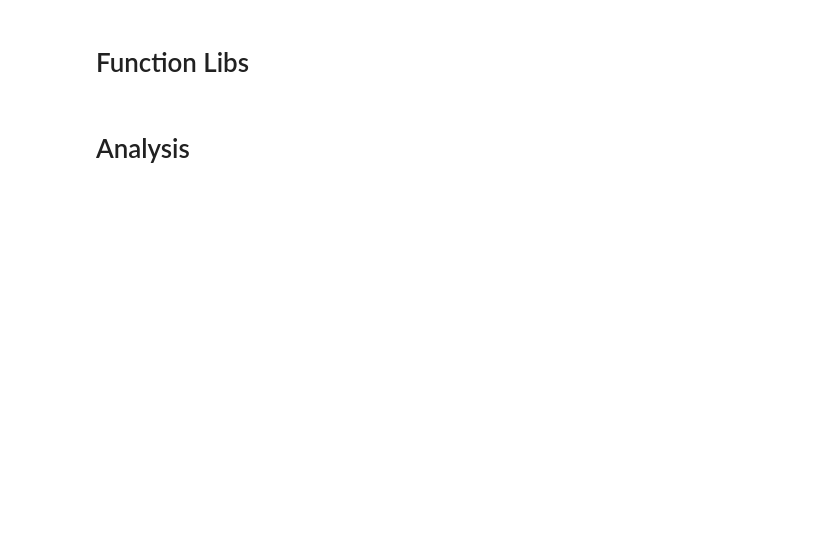
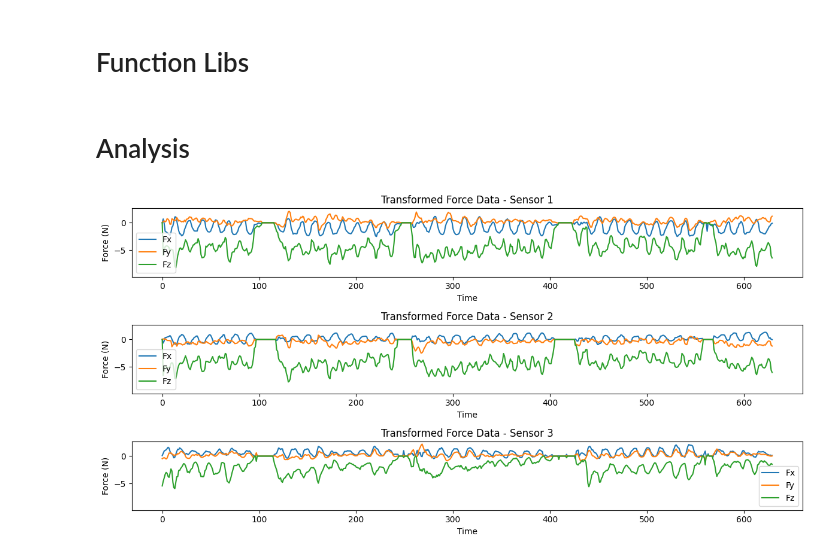
Before and after one commit to Cuberkk/Finger_manipulation_project, a Jupyter notebook: data_analysis.ipynb, the cells around one changed output. Saved outputs shown, nothing was run; the diff lists cells and outputs as text; code cells hidden in the pictures; blank space fills up the shorter version.

```diff
--- a/data_analysis.ipynb
+++ b/data_analysis.ipynb
@@ -186,5 +234,9 @@ def main_analysis(data_dir):
 # %% [markdown]
 # Analysis
+# %%
+quick_visualization(data_dir, visualize_data='transformed')
+# %% [output]
+[figure, added]
 # %%
 main_analysis(data_dir)
 # %% [output]
```
Also changed, not shown: parts of 4 cells of this notebook, 39 other files.
